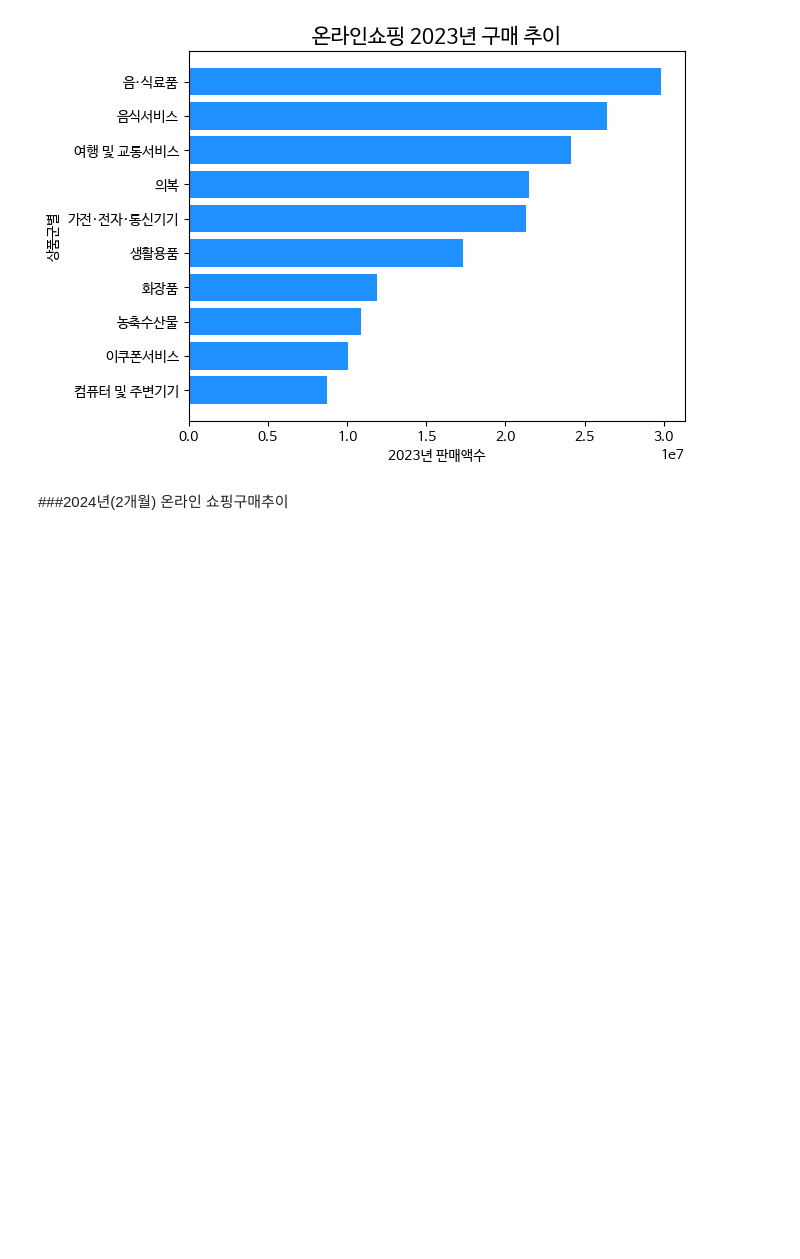
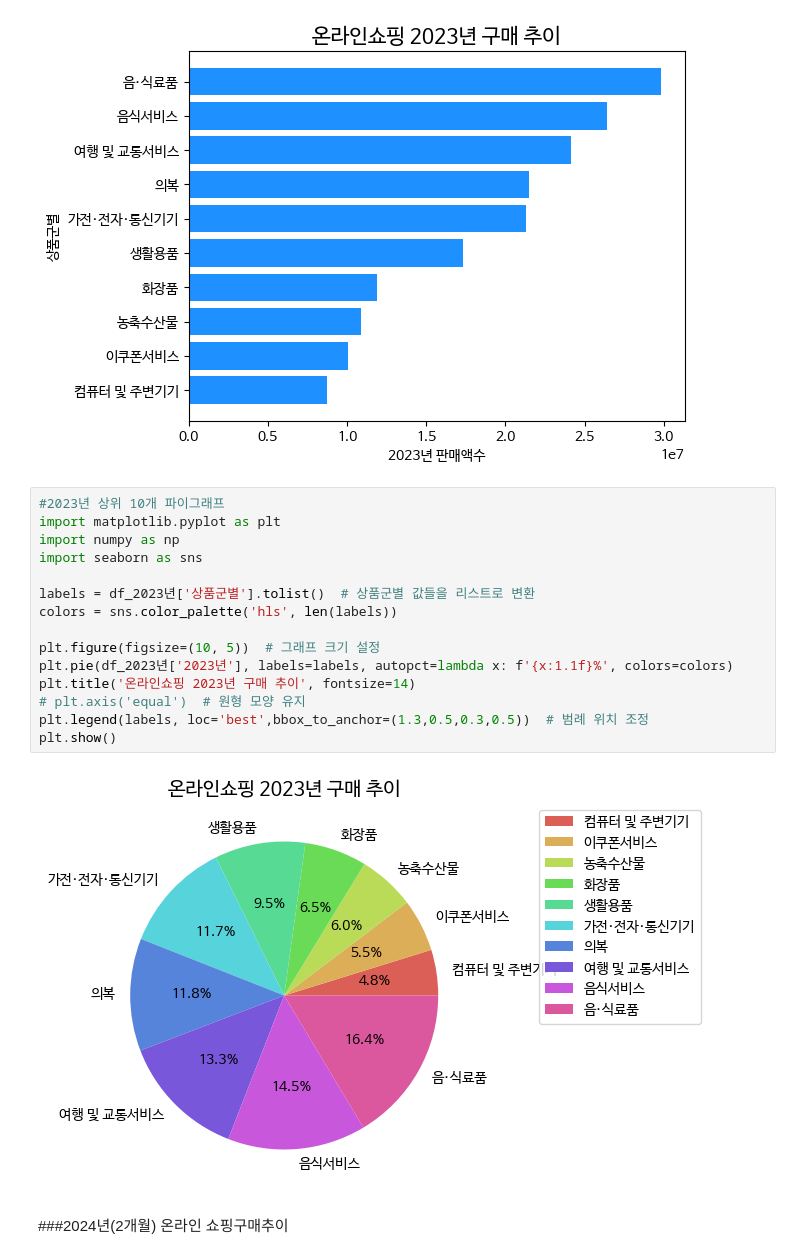
Before and after one commit to sujag281/dataanalysis, a Jupyter notebook: 온라인쇼핑몰.ipynb, the cells around one changed output. Saved outputs shown, nothing was run; the diff lists cells and outputs as text; blank space fills up the shorter version.

```diff
--- a/온라인쇼핑몰.ipynb
+++ b/온라인쇼핑몰.ipynb
@@ -451,6 +468,23 @@ plt.barh(x, y,color='#1e90ff')
 plt.show()
 # %% [output]
 [figure]
+# %%
+#2023년 상위 10개 파이그래프
+import matplotlib.pyplot as plt
+import numpy as np
+import seaborn as sns
+
+labels = df_2023년['상품군별'].tolist()  # 상품군별 값들을 리스트로 변환
+colors = sns.color_palette('hls', len(labels))
+
+plt.figure(figsize=(10, 5))  # 그래프 크기 설정
+plt.pie(df_2023년['2023년'], labels=labels, autopct=lambda x: f'{x:1.1f}%', colors=colors)
+plt.title('온라인쇼핑 2023년 구매 추이', fontsize=14)
+# plt.axis('equal')  # 원형 모양 유지
+plt.legend(labels, loc='best',bbox_to_anchor=(1.3,0.5,0.3,0.5))  # 범례 위치 조정
+plt.show()
+# %% [output]
+[figure, added]
 # %% [markdown]
 ###2024년(2개월) 온라인 쇼핑구매추이
 # %%
```
Also changed, not shown: parts of 5 cells of this notebook.
